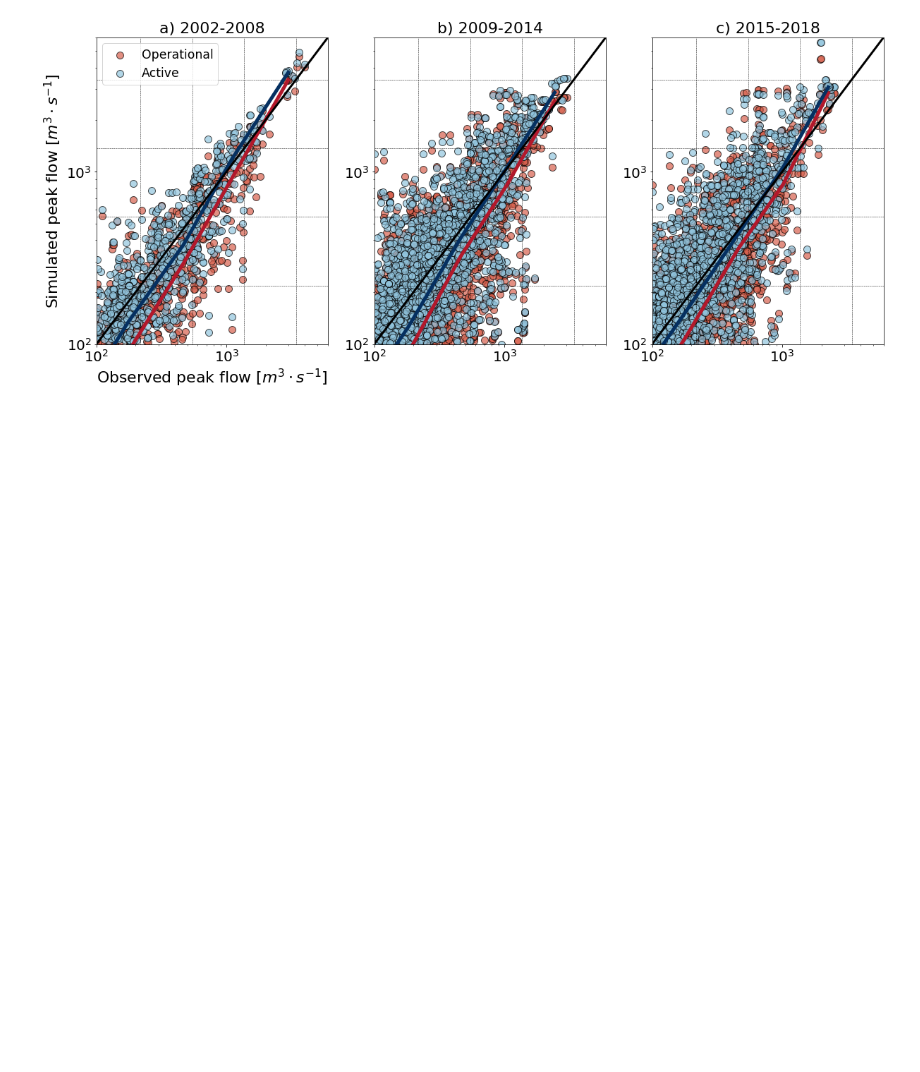
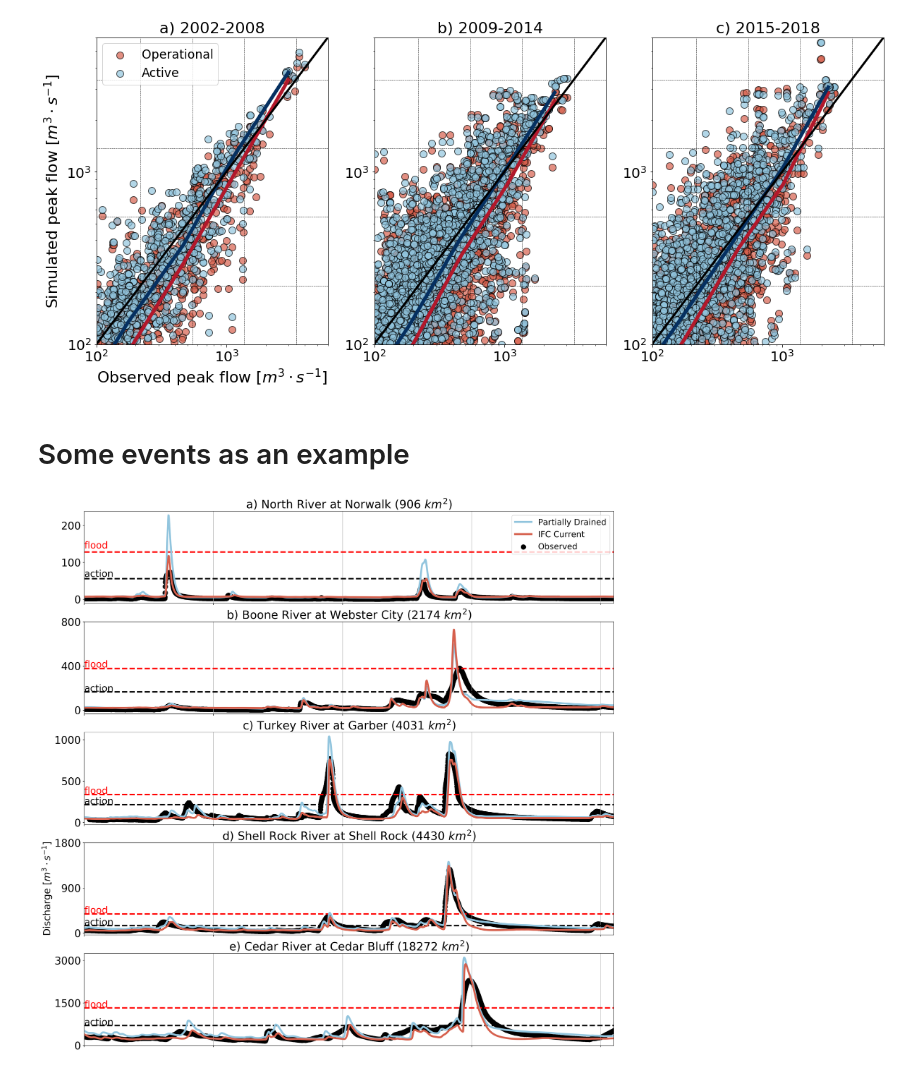
Before and after one commit to nicolas998/active_layer_evaluation, a Jupyter notebook: 01_Active_layer_evaluation.ipynb, the cells around one changed output. Drawn from its saved outputs; the diff is of its cells as text; code cells hidden in the pictures; blank space fills up the shorter version.

```diff
--- a/01_Active_layer_evaluation.ipynb
+++ b/01_Active_layer_evaluation.ipynb
@@ -305,3 +302,9 @@ for y1,y2 in zip([2002,2009,2015],[2008,2014,2018]):
 pl.savefig('figures/Peak_active_vs_operational.png', bbox_inches = 'tight')
 # %% [output]
 [figure]
+# %% [markdown]
+# Some events as an example
+# %%
+flood = pd.read_csv('data/flood_levels.csv', index_col=0)
+names = pd.read_csv('data/stations_names.csv', index_col=0)
+usgs = pd.read_csv('data/usgs_codes.csv', index_col=0)
@@ -307,0 +356,27 @@ pl.savefig('figures/Peak_active_vs_operational.png', bbox_inches = 'tight')
+# %%
+fig = pl.figure(figsize=(20,25), dpi=250)
+legend = True
+let = ['a)','b)','c)','d)','e)','f)']
+yticks = [[0,100,200],
+        [0,400,800],
+        [0,500,1000],
+        [0,900,1800],
+        [0,1500,3000]]
+ytexts = [240,1200,300,1200,2300,2500]
+for c,code in enumerate([5486000,5481000,5412500,5462000,5464780]):#,'05464780']):
+    ax = fig.add_subplot(6,1,c+1)
+    n = names.loc[code]
+    plot_event(ax, usgs.loc[code][0], let[c] +' '+n.river + ' at ' +n.town,legend=legend,
+               f1 ='2016-07', f2 = '2016-11', timeFreq = '30d', )#ytext = 300, text = let[c])
+    ax.set_ylabel('')
+    #ax.text('2013-07-02 00:00', ytexts[c],let[c], size = 40)
+    if c<5:
+        ax.set_xticklabels([])
+    if c == 3:
+        ax.set_ylabel('Discharge [$m^3 \cdot s^{-1}$]', size = 20)
+    ax.grid(axis = 'x')
+    ax.set_yticks(yticks[c])
+    legend = False
+pl.savefig('figures/hydrographs.png', bbox_inches = 'tight')
+# %% [output]
+[figure, added]
```
Also changed, not shown: parts of 5 cells of this notebook, 19 other files.
